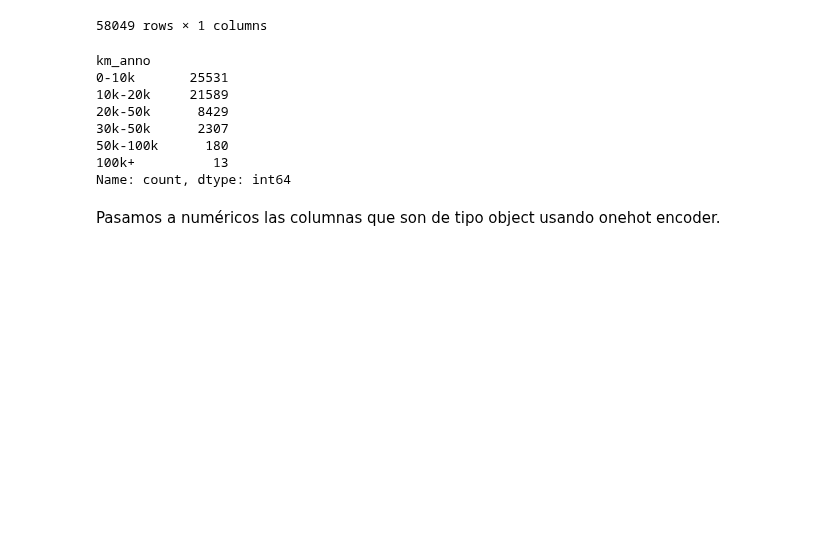
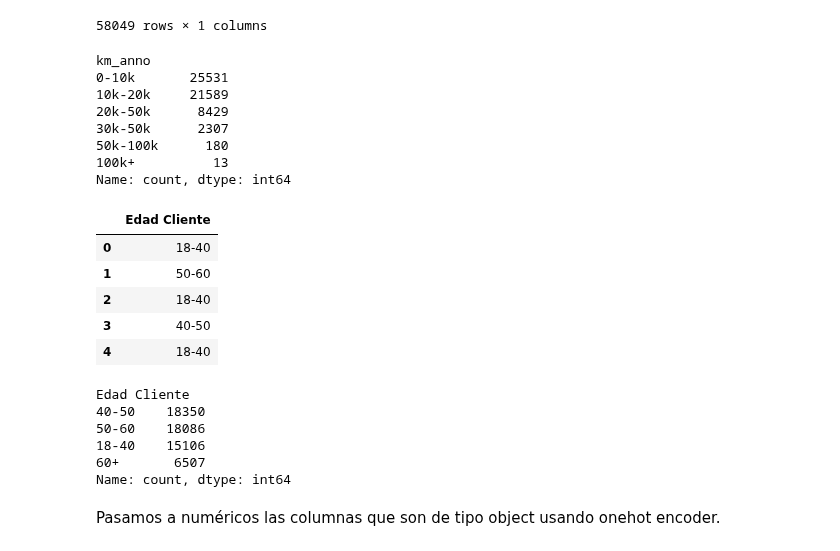
Before and after one commit to lauralardies/caso_practico_1, a Jupyter notebook: Caso Práctico/analisis/limpieza.ipynb, the cells around one changed output. Saved outputs shown, nothing was run; the diff lists cells and outputs as text; code cells hidden in the pictures; blank space fills up the shorter version.

```diff
--- a/Caso Práctico/analisis/limpieza.ipynb
+++ b/Caso Práctico/analisis/limpieza.ipynb
@@ -307,6 +313,38 @@ km_anno
 50k-100k      180
 100k+          13
 Name: count, dtype: int64
+# %%
+# Definir los rangos y etiquetas para la edad de los clientes
+edad_bins = [18, 40, 50, 60, 80]  # Límites de los rangos de edad
+edad_labels = ['18-40', '40-50', '50-60', '60+']  # Etiquetas para los rangos
+
+# Asegurarse de que la columna edad_cliente es numérica
+car_data['Edad Cliente'] = pd.to_numeric(car_data['Edad Cliente'], errors='coerce')
+
+# Reemplazar la columna 'edad_cliente' con los rangos definidos
+car_data['Edad Cliente'] = pd.cut(car_data['Edad Cliente'], bins=edad_bins, labels=edad_labels, include_lowest=True)
+
+# Mostrar los primeros registros para verificar los rangos
+car_data[['Edad Cliente']].head()
+# %% [output]
+|  | Edad Cliente |
+| 0 | 18-40 |
+| 1 | 50-60 |
+| 2 | 18-40 |
+| 3 | 40-50 |
+| 4 | 18-40 |
+# %%
+# Contar los registros por tipo de valor en la columna Edad Cliente
+conteo_valores = car_data['Edad Cliente'].value_counts()
+
+print(conteo_valores)
+# %% [output]
+Edad Cliente
+40-50    18350
+50-60    18086
+18-40    15106
+60+       6507
+Name: count, dtype: int64
 # %% [markdown]
 Pasamos a numéricos las columnas que son de tipo object usando onehot encoder.
 # %%
```
Also changed, not shown: parts of 10 cells of this notebook.
